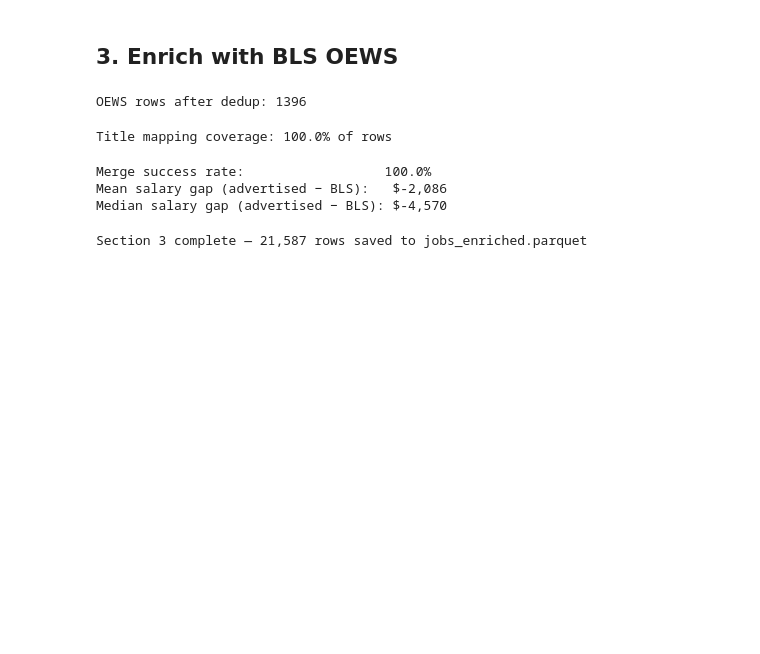
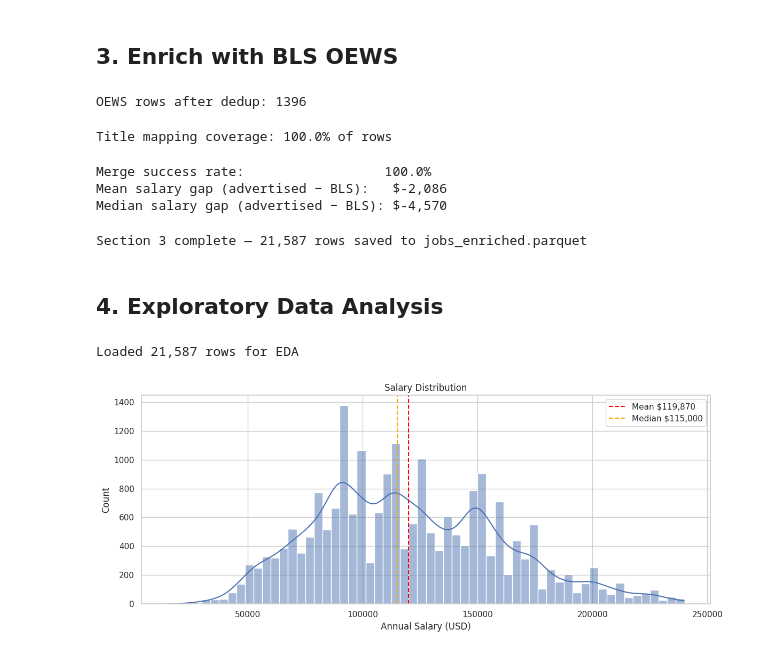
Before and after one commit to cansatir/dsa210-spring2026-project, a Jupyter notebook: notebooks/analysis.ipynb, the cells around one changed output. Drawn from its saved outputs; the diff is of its cells as text; code cells hidden in the pictures; blank space fills up the shorter version.

Commit message:
feat: exploratory data analysis

```diff
--- a/notebooks/analysis.ipynb
+++ b/notebooks/analysis.ipynb
@@ -232,3 +232,28 @@ df_enriched.to_parquet(DATA_PROCESSED / 'jobs_enriched.parquet', index=False)
 print(f'Section 3 complete — {len(df_enriched):,} rows saved to jobs_enriched.parquet')
 # %% [output]
 Section 3 complete — 21,587 rows saved to jobs_enriched.parquet
+# %% [markdown]
+## 4. Exploratory Data Analysis
+# %%
+df = pd.read_parquet(DATA_PROCESSED / 'jobs_enriched.parquet')
+print(f'Loaded {len(df):,} rows for EDA')
+# %% [output]
+Loaded 21,587 rows for EDA
+# %%
+# fig1 — Salary distribution ───────────────────────────────────
+fig, ax = plt.subplots(figsize=(12, 5))
+sns.histplot(df['salary_year_avg'], bins=60, kde=True, ax=ax)
+ax.axvline(df['salary_year_avg'].mean(),
+           color='red', linestyle='--',
+           label=f"Mean ${df['salary_year_avg'].mean():,.0f}")
+ax.axvline(df['salary_year_avg'].median(),
+           color='orange', linestyle='--',
+           label=f"Median ${df['salary_year_avg'].median():,.0f}")
+ax.set_title('Salary Distribution')
+ax.set_xlabel('Annual Salary (USD)')
+ax.legend()
+plt.tight_layout()
+plt.savefig(FIGURES / 'fig1_salary_distribution.png', dpi=120)
+plt.show()
+# %% [output]
+[figure, added]
```
Also changed, not shown: parts of 7 cells of this notebook, 7 other files.
